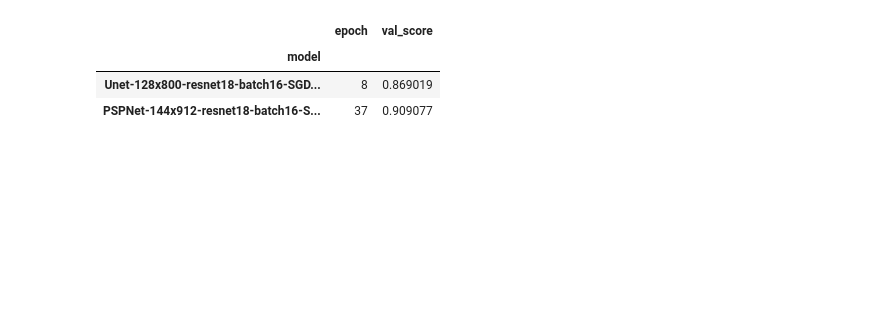
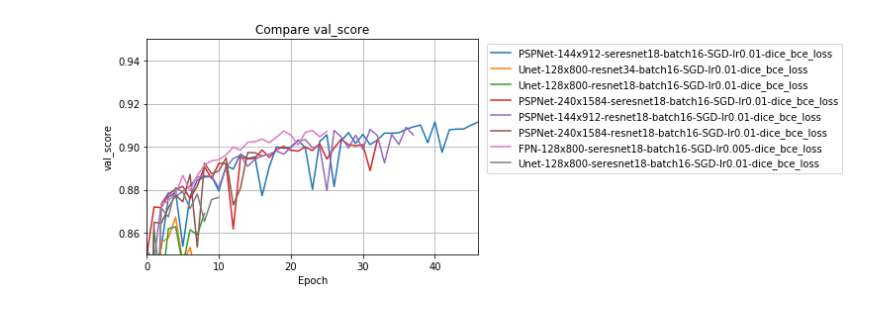
Before and after one commit to NikhilPeri/steel-defect-detection, a Jupyter notebook: notebooks/model architecture.ipynb, the cells around one changed output. Cells and saved outputs as stored; diff of their text form; code cells hidden in the pictures; blank space fills up the shorter version.

```diff
--- a/notebooks/model architecture.ipynb
+++ b/notebooks/model architecture.ipynb
@@ -55,10 +80,3 @@ Text(0,0.5,'score')
-# %%
-results.groupby('model').max()[['epoch', 'val_score']].sort_values('val_score')
-# %% [output]
-|  | epoch | val_score |
-| model |  |  |
-| Unet-128x800-resnet18-batch16-SGD... | 8 | 0.869019 |
-| PSPNet-144x912-resnet18-batch16-S... | 37 | 0.909077 |
 # %%
 def plot_feature(models, feature, ylim=(0.,1.)):
     ax = plt.axes()
@@ -69,3 +87,7 @@ def plot_feature(models, feature, ylim=(0.,1.)):
     plt.ylabel(feature)
     plt.xlabel('Epoch')
     plt.grid()
+# %%
+plot_feature(results['model'].unique(), 'val_score', ylim=(0.85, 0.95))
+# %% [output]
+[figure, added]
```
Also changed, not shown: parts of 13 cells of this notebook, 8 other files.
